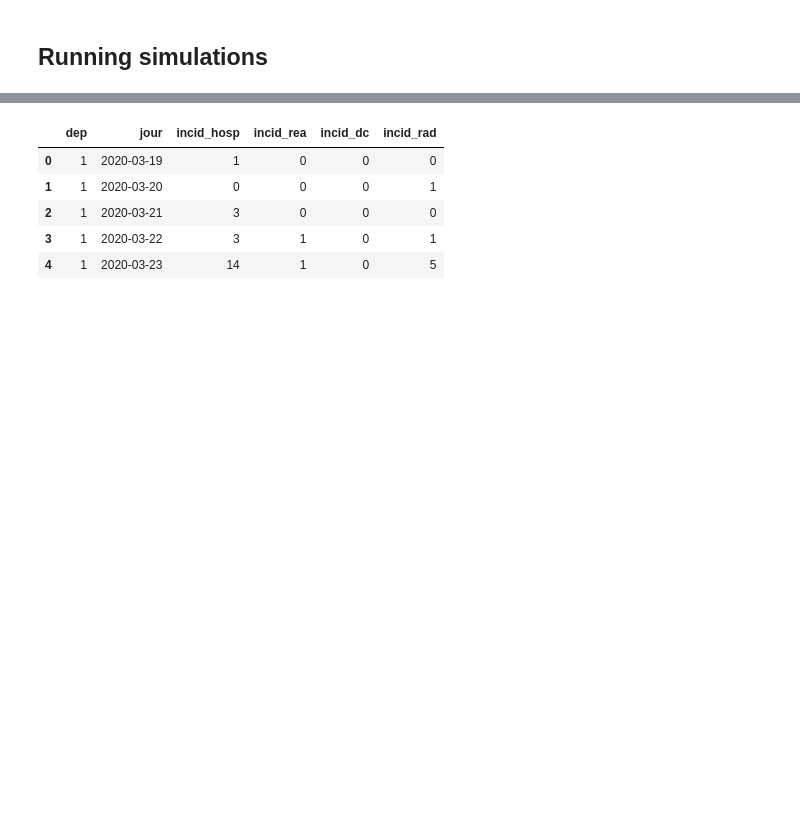
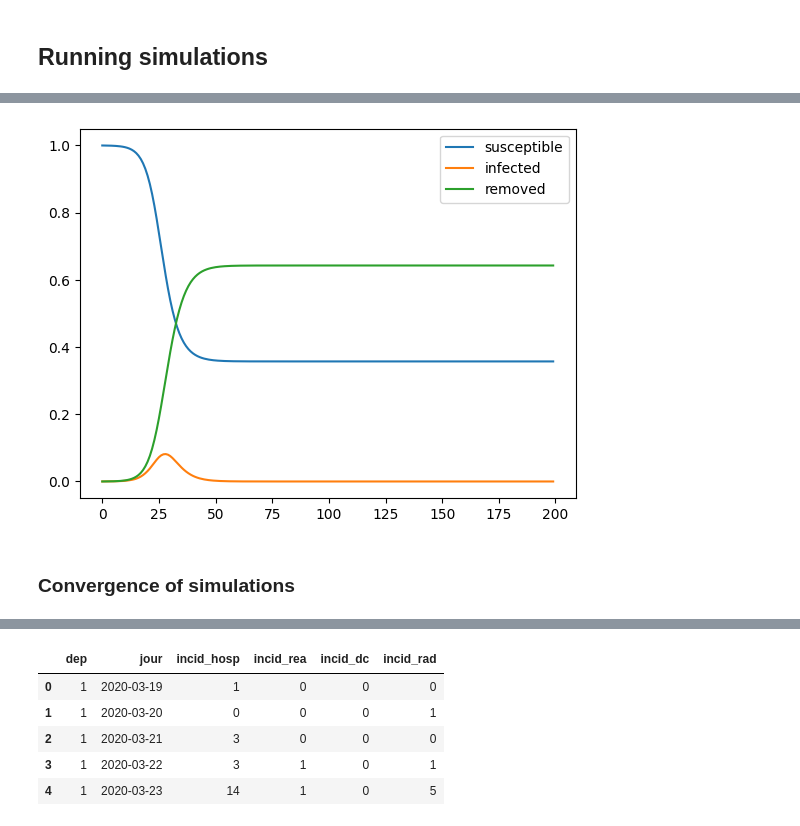
Before and after one commit to Vinschers/queueing-theory, a Jupyter notebook: Project1_DUTRA_VICENTIN.ipynb, the cells around one changed output, grey strips where cells are left out. Drawn from its saved outputs; the diff is of its cells as text; code cells hidden in the pictures; blank space fills up the shorter version.

```diff
--- a/Project1_DUTRA_VICENTIN.ipynb
+++ b/Project1_DUTRA_VICENTIN.ipynb
@@ -113,0 +159,12 @@ def plot_simulation(s_sir, i_sir, r_sir, t_sir, s_markov, i_markov, r_markov, t_
+# %%
+beta = 0.8
+gamma = 0.5
+T_max = 200
+N = 10_000
+
+s, i, r, T = SIR(N, np.arange(T_max), beta, gamma)
+plot_simulation(T, s, i, r)
+# %% [output]
+[figure, added]
+# %% [markdown]
+### Convergence of simulations
```
Also changed, not shown: parts of 13 cells of this notebook, 1 other file.
